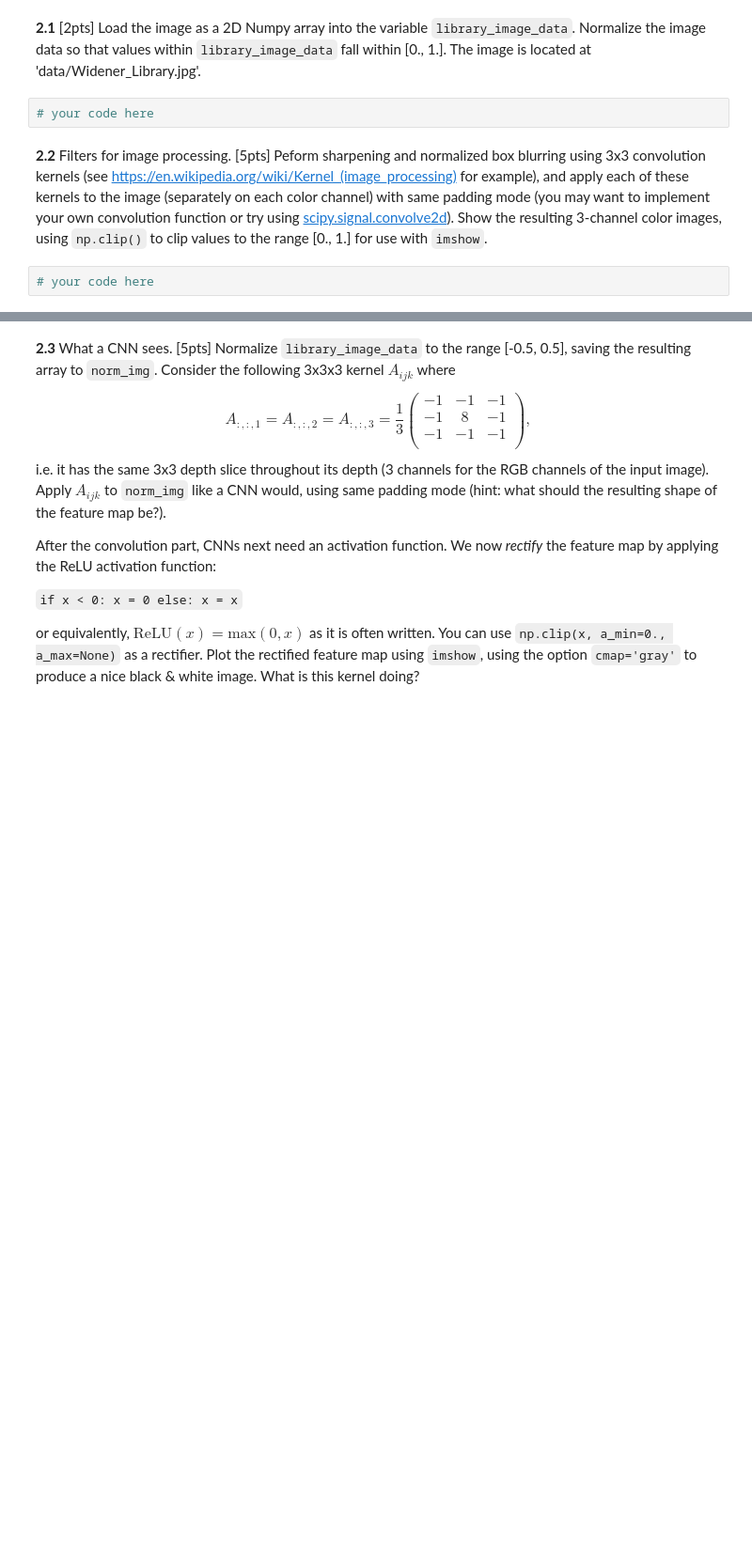
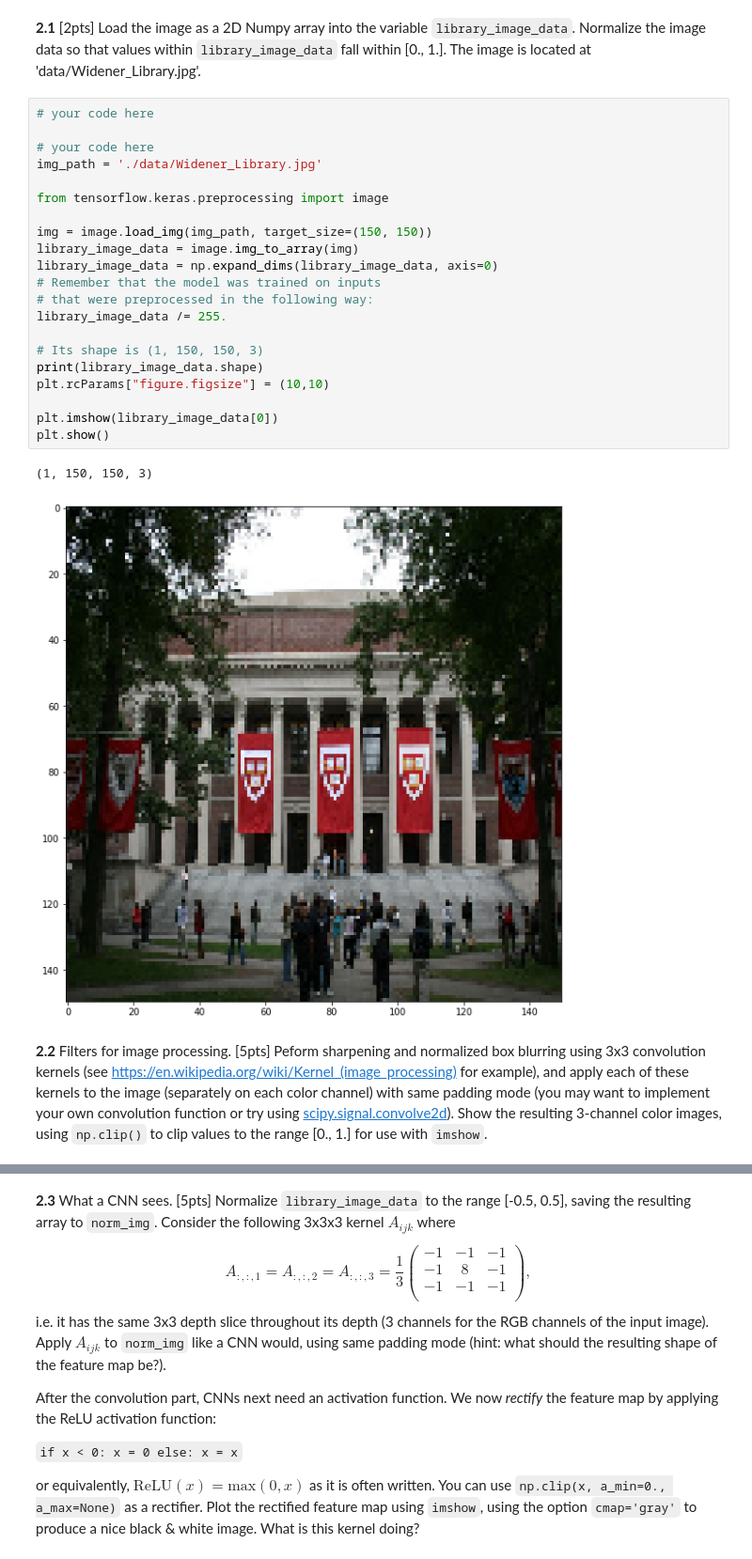
Before and after one commit to ericenglin/Data-Science-Assignments, a Jupyter notebook: CNNs/cs109b_hw4.ipynb, the cells around one changed output, grey strips where cells are left out. Shown at 94% size. Drawn from its saved outputs; the diff is of its cells as text; blank space fills up the shorter version.

```diff
--- a/CNNs/cs109b_hw4.ipynb
+++ b/CNNs/cs109b_hw4.ipynb
@@ -296,9 +333,29 @@ and apply it to `feature_map`. This time, before we pass it through the activati
 ## Answers
 # %% [markdown]
 **2.1** [2pts] Load the image as a 2D Numpy array into the variable `library_image_data`. Normalize the image data so that values within `library_image_data` fall within [0., 1.]. The image is located at 'data/Widener_Library.jpg'.
-# %%
-# your code here
+# %%
+# your code here
+
+# your code here
+img_path = './data/Widener_Library.jpg'
+
+from tensorflow.keras.preprocessing import image
+
+img = image.load_img(img_path, target_size=(150, 150))
+library_image_data = image.img_to_array(img)
+library_image_data = np.expand_dims(library_image_data, axis=0)
+# Remember that the model was trained on inputs
+# that were preprocessed in the following way:
+library_image_data /= 255.
+
+# Its shape is (1, 150, 150, 3)
+print(library_image_data.shape)
+plt.rcParams["figure.figsize"] = (10,10)
+
+plt.imshow(library_image_data[0])
+plt.show()
+# %% [output]
+(1, 150, 150, 3)
+[figure, added]
 # %% [markdown]
 **2.2** Filters for image processing. [5pts] Peform sharpening and normalized box blurring using 3x3 convolution kernels (see https://en.wikipedia.org/wiki/Kernel_(image_processing) for example), and apply each of these kernels to the image (separately on each color channel) with same padding mode (you may want to implement your own convolution function or try using  [scipy.signal.convolve2d](https://docs.scipy.org/doc/scipy/reference/generated/scipy.signal.convolve2d.html)). Show the resulting 3-channel color images, using `np.clip()` to clip values to the range [0., 1.] for use with `imshow`.
-# %%
-# your code here
```
Also changed, not shown: parts of 7 cells of this notebook.
